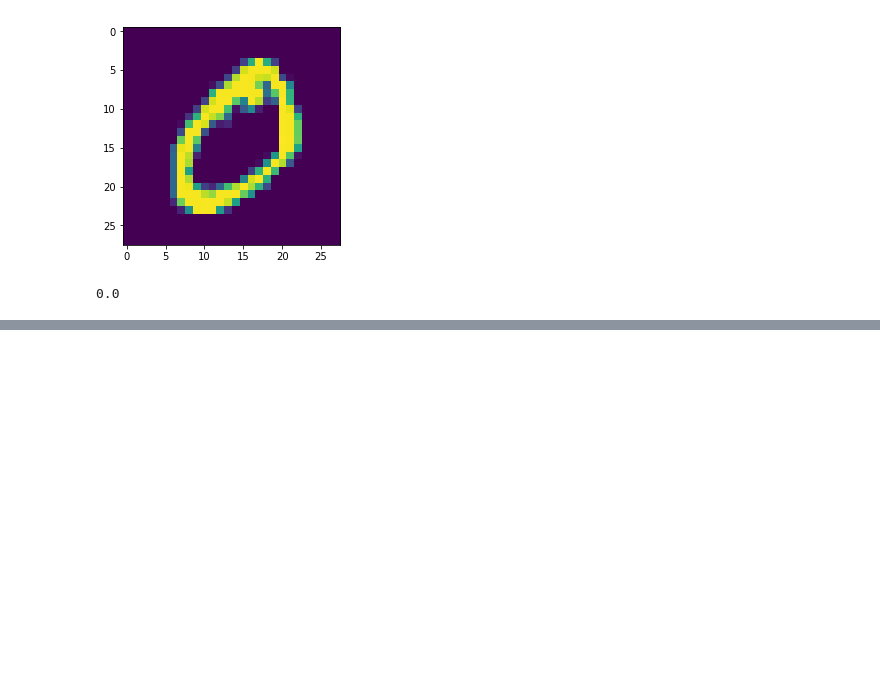
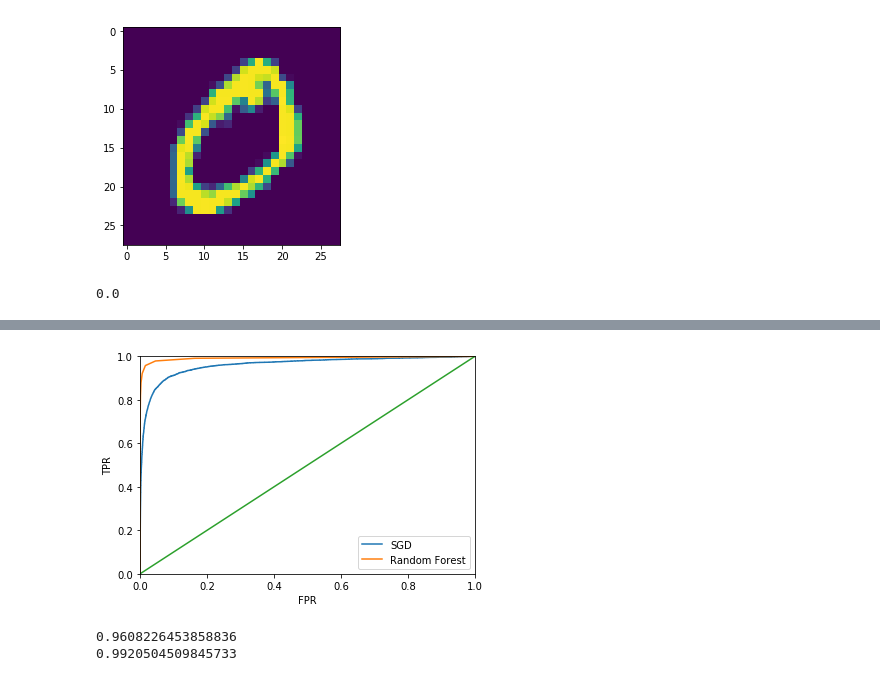
Before and after one commit to edlee303/sklearn, a Jupyter notebook: MNIST Classification.ipynb, the cells around one changed output, grey strips where cells are left out. Drawn from its saved outputs; the diff is of its cells as text; code cells hidden in the pictures; blank space fills up the shorter version.

```diff
--- a/MNIST Classification.ipynb
+++ b/MNIST Classification.ipynb
@@ -109,0 +121,24 @@ plt.show()
+# %%
+from sklearn.ensemble import RandomForestClassifier
+forest_clf = RandomForestClassifier(random_state=42)
+y_probas_forest = cross_val_predict(forest_clf, X_train, y_train_5, cv=3, method='predict_proba')
+y_scores_forest = y_probas_forest[:,1]
+fpr_forest, tpr_forest, thresholds_forest = roc_curve(y_train_5, y_scores_forest)
+# %%
+plt.plot(fpr, tpr, label='SGD')
+plt.plot(fpr_forest, tpr_forest, label='Random Forest')
+plt.plot([0,1])
+plt.axis([0,1,0,1])
+plt.xlabel('FPR')
+plt.ylabel('TPR')
+plt.legend()
+plt.show()
+# %% [output]
+[figure, added]
+# %%
+from sklearn.metrics import roc_auc_score
+print(roc_auc_score(y_train_5, y_scores))
+print(roc_auc_score(y_train_5, y_scores_forest))
+# %% [output]
+0.9608226453858836
+0.9920504509845733
```
Also changed, not shown: parts of 8 cells of this notebook.
